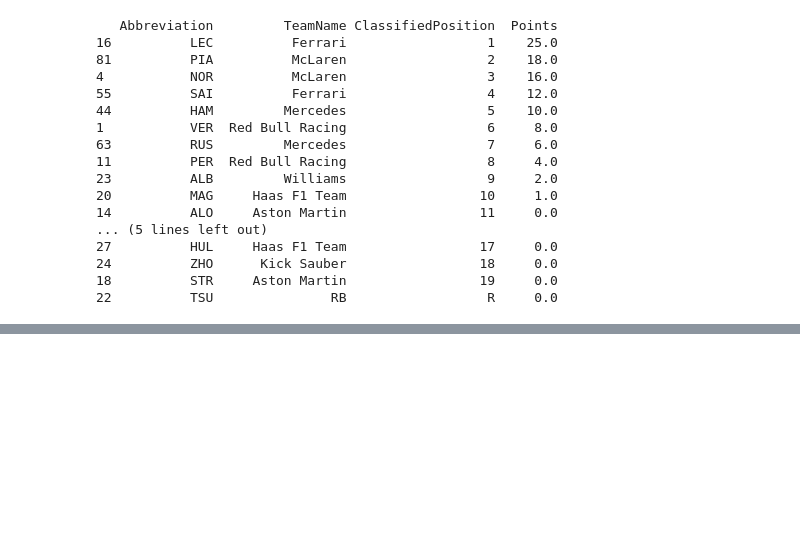
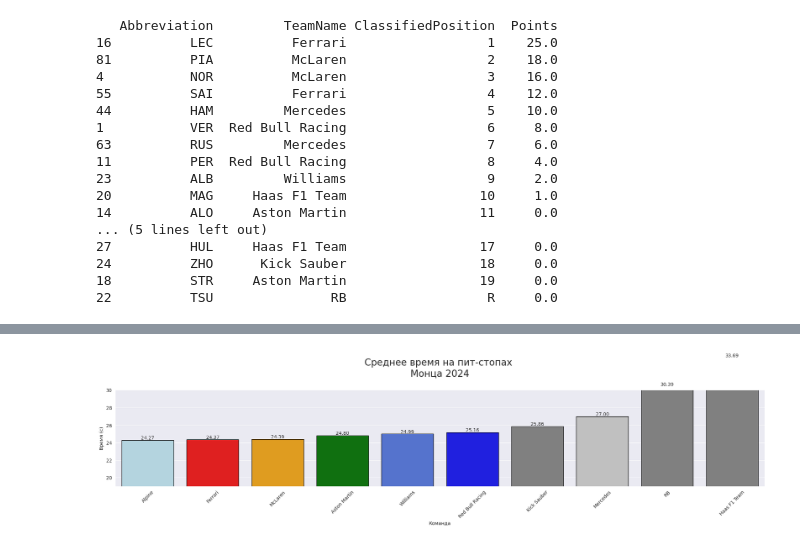
Before and after one commit to mrnn-s/Diploma_F1, a Jupyter notebook: Final_diploma_f1_ipynb.ipynb, the cells around one changed output, grey strips where cells are left out. Cells and saved outputs as stored; diff of their text form; code cells hidden in the pictures; blank space fills up the shorter version.

```diff
--- a/Final_diploma_f1_ipynb.ipynb
+++ b/Final_diploma_f1_ipynb.ipynb
@@ -249,13 +323,11 @@ for driver in session.drivers:
 [figure]
 ... (30 outputs left out)
 # %%
-
-
 # Включаем кэш
-ff1.Cache.enable_cache('fastf1_cache')
+fastf1.Cache.enable_cache('fastf1_cache')
 
 # Загружаем данные о Гран-при Италии 2024 года (Монца)
-race = ff1.get_event(2024, 'Monza')
+race = fastf1.get_event(2024, 'Monza')
 
 # Загружаем данные гоночной сессии
 session = race.get_session('R')
@@ -351,3 +423,73 @@ print(results)
 24          ZHO      Kick Sauber                 18     0.0
 18          STR     Aston Martin                 19     0.0
 22          TSU               RB                  R     0.0
+# %%
+# Включаем кэш
+fastf1.Cache.enable_cache('fastf1_cache')
+
+# Загружаем данные о Гран-при Италии 2024 года (Монца)
+race = fastf1.get_event(2024, 'Monza')
+
+# Загружаем данные гоночной сессии
+session = race.get_session('R')
+session.load()
+
+# Определяем цвета для каждой команды
+team_colors = {
+       'Ferrari': 'red',
+    'McLaren': 'orange',
+    'Red Bull Racing': 'blue',
+    'Mercedes': 'silver',
+    'Aston Martin': 'green',
+    'Alpine': 'lightblue',
+    'AlphaTauri': 'darkblue',
+    'Williams': 'royalblue',
+'Alfa Romeo': 'darkred',
+    'Haas': 'black',
+}
+
+
+# Получаем все круги гонщиков
+laps = session.laps
+
+# Переходим к каждому кругу и извлекаем позицию каждого гонщика на каждом круге
+positions = pd.DataFrame()
+
+for drv in session.drivers:
+    driver_laps = laps.pick_driver(drv)
+    driver_laps['Driver'] = drv
+    driver_laps['Team'] = driver_laps['Team']  # Добавляем данные о команде
+    driver_positions = driver_laps[['LapNumber', 'Position', 'Driver', 'Team']]
+    positions = pd.concat([positions, driver_positions])
+
+# Агрегируем данные по пит-стопам
+pitstop = session.laps.loc[
+    (session.laps.LapNumber != 1.0) &
+    (session.laps.PitInTime.combine_first(session.laps.PitOutTime).notnull()),
+    ['Team', 'Driver', 'LapNumber', 'PitOutTime', 'PitInTime']
+].sort_values(by=['Team', 'Driver', 'LapNumber']).reset_index()
+
+# Вычисление времени, затраченного на каждый пит-стоп
+pitstop['pittime'] = (pitstop.PitOutTime - pitstop.PitInTime.shift(1)).dt.total_seconds()
+
+# Агрегирование данных по командам
+pitstop_team_data = pitstop.groupby(['Team'])['pittime'].mean().sort_values().round(3)
+
+# Создание палитры цветов для команд
+color_palette = {team: team_colors.get(team, 'gray') for team in pitstop_team_data.index}
+
+# Построение графика
+plt.figure(figsize=(20, 6))
+barplot = sns.barplot(x=pitstop_team_data.index, y=pitstop_team_data.values, palette=color_palette, edgecolor='black')
+plt.ylabel('Время (с)')
+plt.xlabel('Команда')
+plt.ylim(19, 30)
+
+# Добавление подписей к столбцам
+for i, value in enumerate(pitstop_team_data):
+    plt.text(i, value + 0.1, f'{value:.2f}', ha='center')
+
+plt.title(f'Среднее время на пит-стопах \nМонца 2024\n', fontsize=20)
+plt.xticks(rotation=45)  # Поворот меток на оси X для улучшения читаемости
+plt.tight_layout()
+# %% [output]
@@ -353,0 +513 @@ print(results)
+[figure, added]
```
Also changed, not shown: parts of 16 cells of this notebook, 17 other files.
